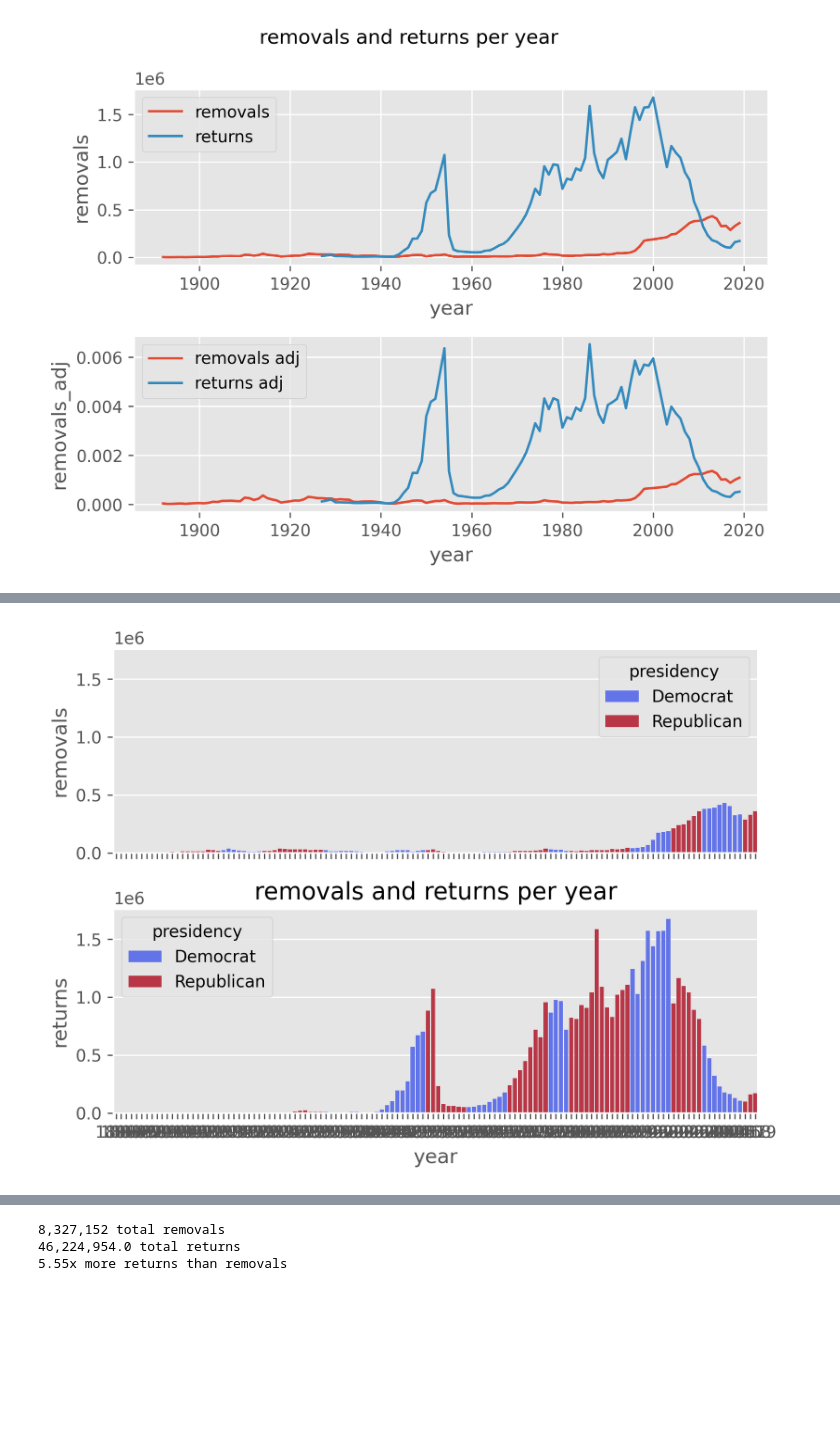
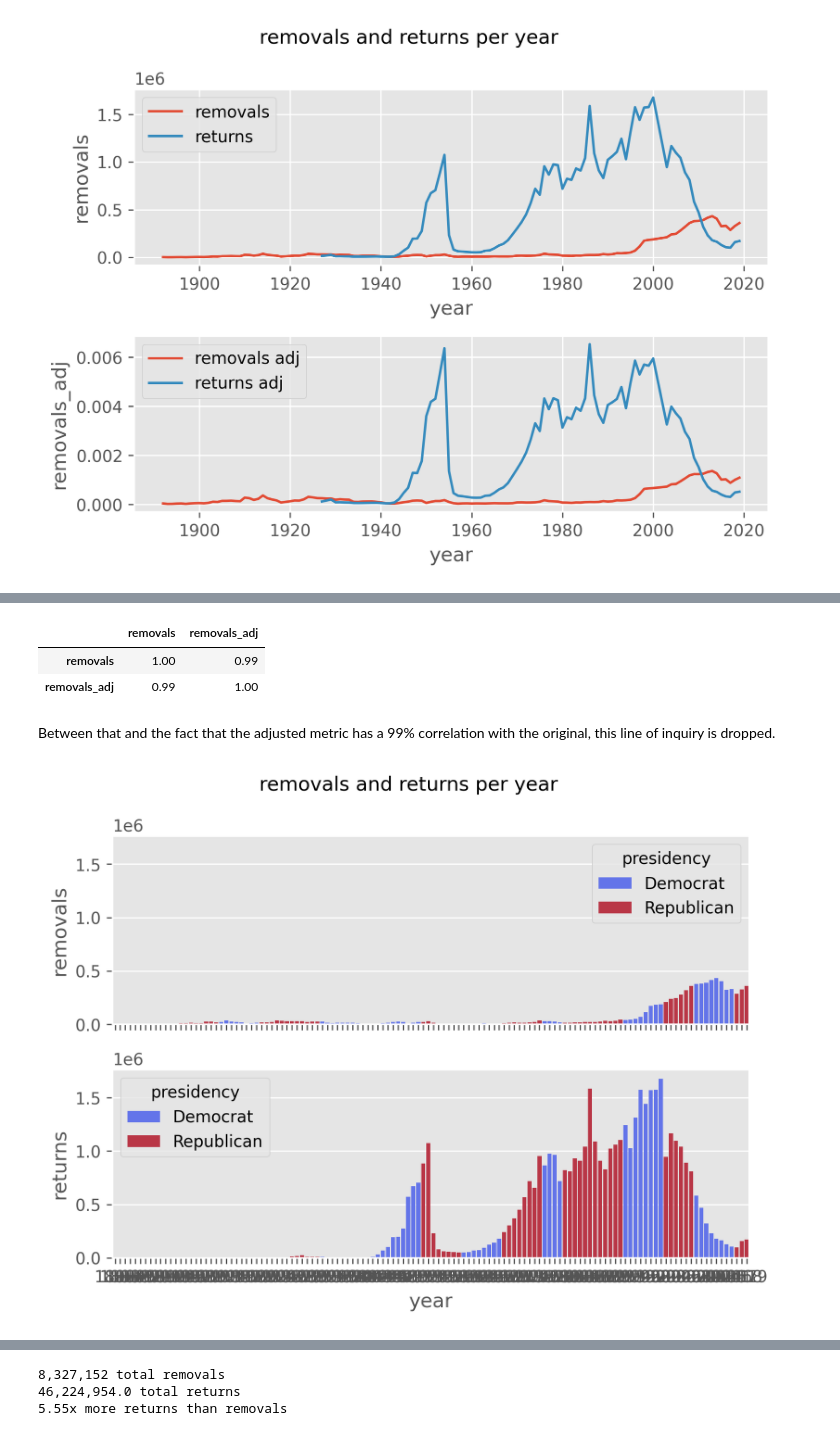
Before and after one commit to noah-art3mis/stats-assignment-2, a Jupyter notebook: removal.ipynb, the cells around one changed output, grey strips where cells are left out. Drawn from its saved outputs; the diff is of its cells as text; code cells hidden in the pictures; blank space fills up the shorter version.

```diff
--- a/removal.ipynb
+++ b/removal.ipynb
@@ -500,25 +504,33 @@ sns.lineplot(data=df, x="year", y="population");
+# %%
+df[['removals', 'removals_adj']].corr()
+# %% [output]
+|  | removals | removals_adj |
+| removals | 1.00 | 0.99 |
+| removals_adj | 0.99 | 1.00 |
+# %% [markdown]
+Between that and the fact that the adjusted metric has a 99% correlation with the original, this line of inquiry is dropped.
 # %%
 fig, axes = plt.subplots(2, 1, sharex=True, sharey=True)
 
 sns.barplot(
     data=df,
     ax=axes[0],
     x="year",
     y="removals",
     hue="presidency",
     palette=custom_colors,
 )
 
 sns.barplot(
     data=df,
     ax=axes[1],
     x="year",
     y="returns",
     hue="presidency",
     palette=custom_colors,
 )
 
-plt.title("removals and returns per year")
+plt.suptitle("removals and returns per year")
 plt.tight_layout()
 # %% [output]
-[figure, old version]
+[figure, new version]
```
Also changed, not shown: parts of 19 cells of this notebook.
